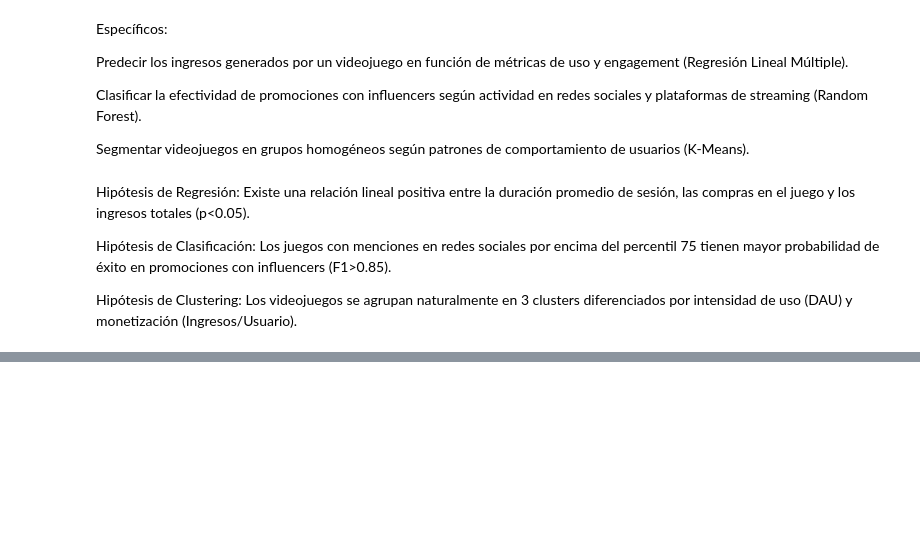
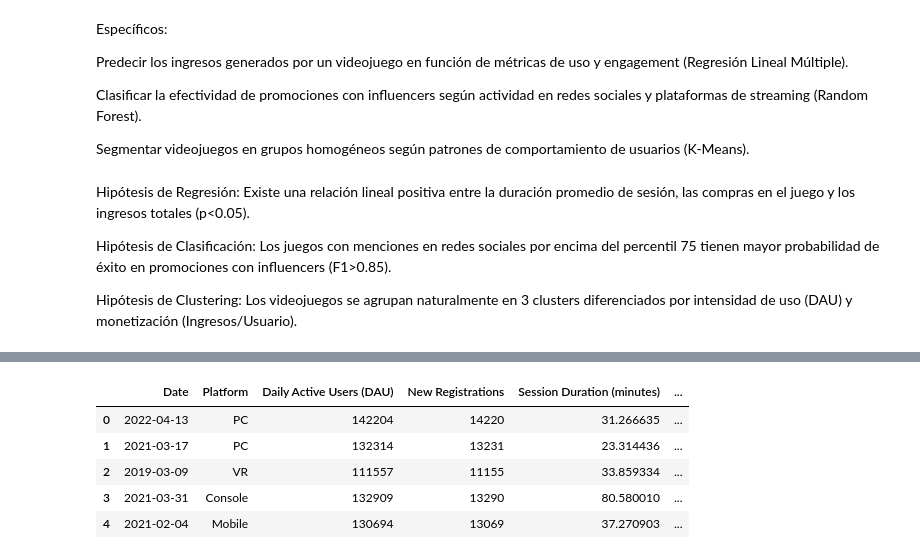
Before and after one commit to Het0c/Inteligencia_negocio, a Jupyter notebook: BI_T2_HectorLopez.ipynb, the cells around one changed output, grey strips where cells are left out. Saved outputs shown, nothing was run; the diff lists cells and outputs as text; code cells hidden in the pictures; blank space fills up the shorter version.

```diff
--- a/BI_T2_HectorLopez.ipynb
+++ b/BI_T2_HectorLopez.ipynb
@@ -32,5 +82,12 @@ from sklearn.linear_model import LinearRegression
 plt.style.use('seaborn-v0_8')
 # %%
 # Cargar el dataset
-df = pd.read_csv('Gaming-Trends-2024.csv')
+df = pd.read_csv('data/Gaming-Trends-2024.csv')
 df.head()
+# %% [output]
+|  | Date | Platform | Daily Active Users (DAU) | New Registrations | Session Duration (minutes) | ... |
+| 0 | 2022-04-13 | PC | 142204 | 14220 | 31.266635 | ... |
+| 1 | 2021-03-17 | PC | 132314 | 13231 | 23.314436 | ... |
+| 2 | 2019-03-09 | VR | 111557 | 11155 | 33.859334 | ... |
+| 3 | 2021-03-31 | Console | 132909 | 13290 | 80.580010 | ... |
+| 4 | 2021-02-04 | Mobile | 130694 | 13069 | 37.270903 | ... |
```
Also changed, not shown: parts of 17 cells of this notebook, 2 other files.
